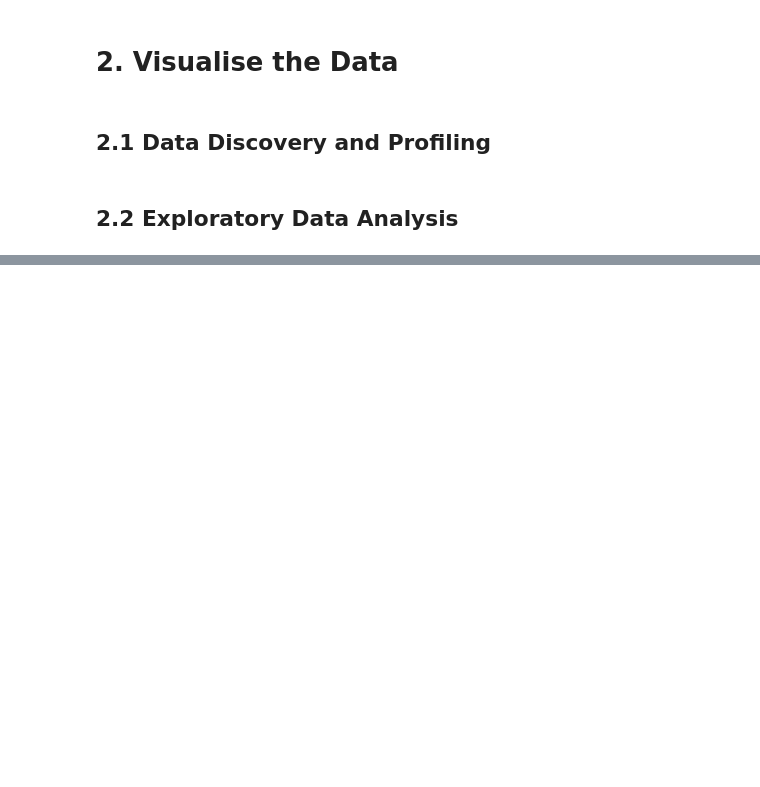
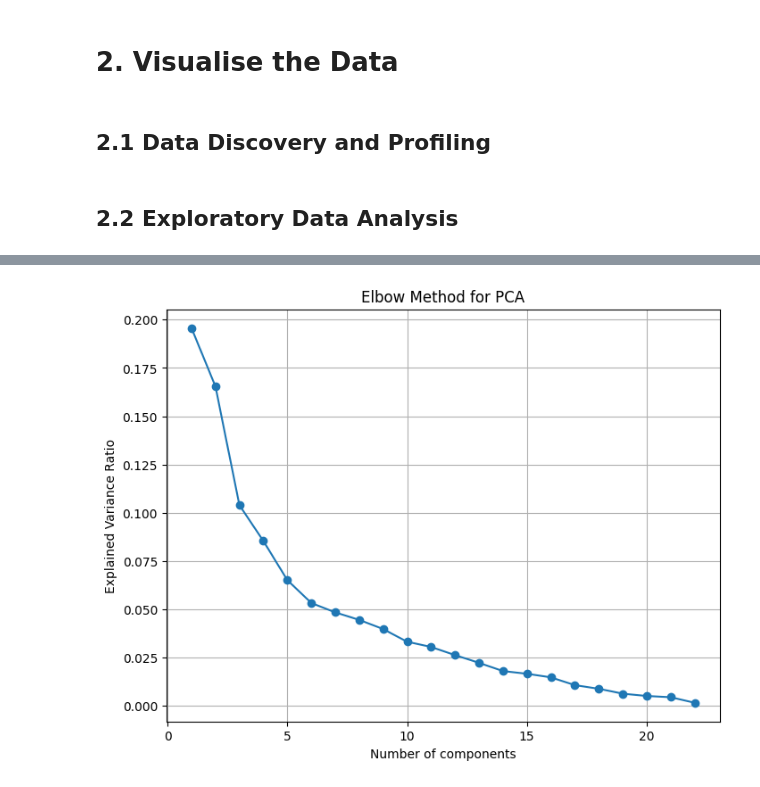
Before and after one commit to sofiaamihan/box-office-analyser, a Jupyter notebook: visuals.ipynb, the cells around one changed output, grey strips where cells are left out. Saved outputs shown, nothing was run; the diff lists cells and outputs as text; code cells hidden in the pictures; blank space fills up the shorter version.

```diff
--- a/visuals.ipynb
+++ b/visuals.ipynb
@@ -530,0 +780,5 @@ display(df)
+# %%
+pca = PCA(n_components=5)
+pca.fit(new)
+new_data = pd.DataFrame(pca.transform(new), columns=['pc1', 'pc2', 'pc3', 'pc4', 'pc5'])
+display(new_data)
@@ -530,0 +818,15 @@ display(df)
+# %%
+# Robust Scaling Budget
+robust_scaler = RobustScaler()
+X_test[['budget_scaled']] = robust_scaler.fit_transform(X_test[['budget']])
+X_test.drop(columns=['budget'], inplace=True)
+# %%
+# Standard Scaling Year
+s_scaler = StandardScaler()
+X_test[['year_scaled']] = s_scaler.fit_transform(X_test[['year']])
+X_test.drop(columns=['year'], inplace=True)
+# %%
+# One-Hot Encoding Genre - TEST
+new2 = X_test['genres'].str.get_dummies(sep=',')
+display(new2)
+del X_test['genres']
@@ -530,0 +847,18 @@ display(df)
+# %%
+# Principle Component Analysis (PCA) for Categorical Data
+def explained_variance(data, max_components=22):
+    pca = PCA(n_components=max_components)
+    pca.fit(data)
+    return pca.explained_variance_ratio_
+
+explained_variance_ratio = explained_variance(new2)
+
+plt.figure(figsize=(8,6))
+plt.plot(range(1, len(explained_variance_ratio) +1), explained_variance_ratio, marker='o')
+plt.xlabel('Number of components')
+plt.ylabel('Explained Variance Ratio')
+plt.title('Elbow Method for PCA')
+plt.grid(True)
+plt.show()
+# %% [output]
+[figure, added]
```
Also changed, not shown: parts of 47 cells of this notebook, 7 other files.
